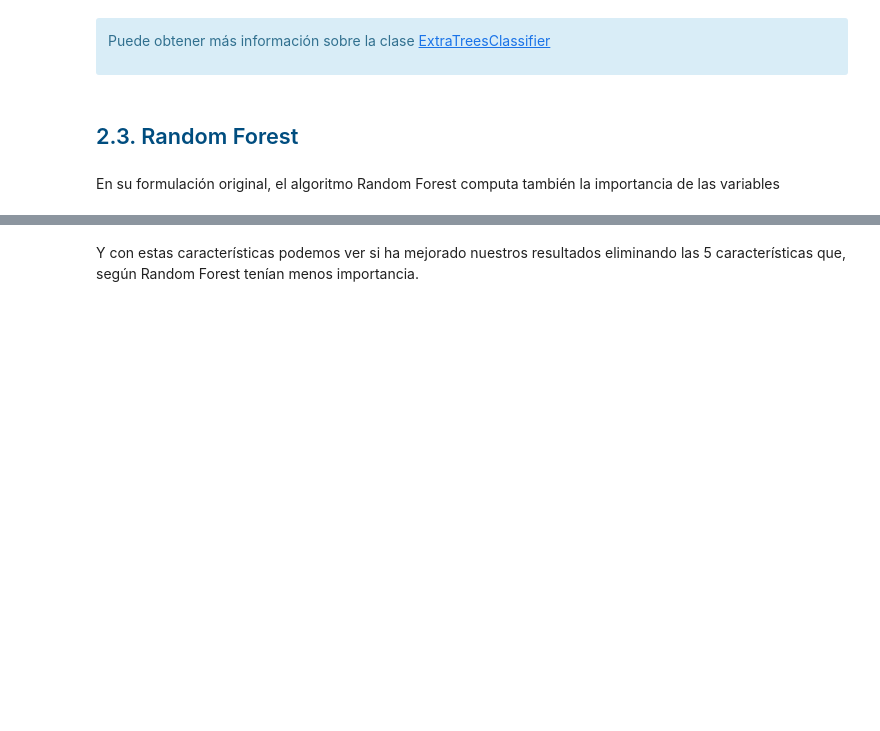
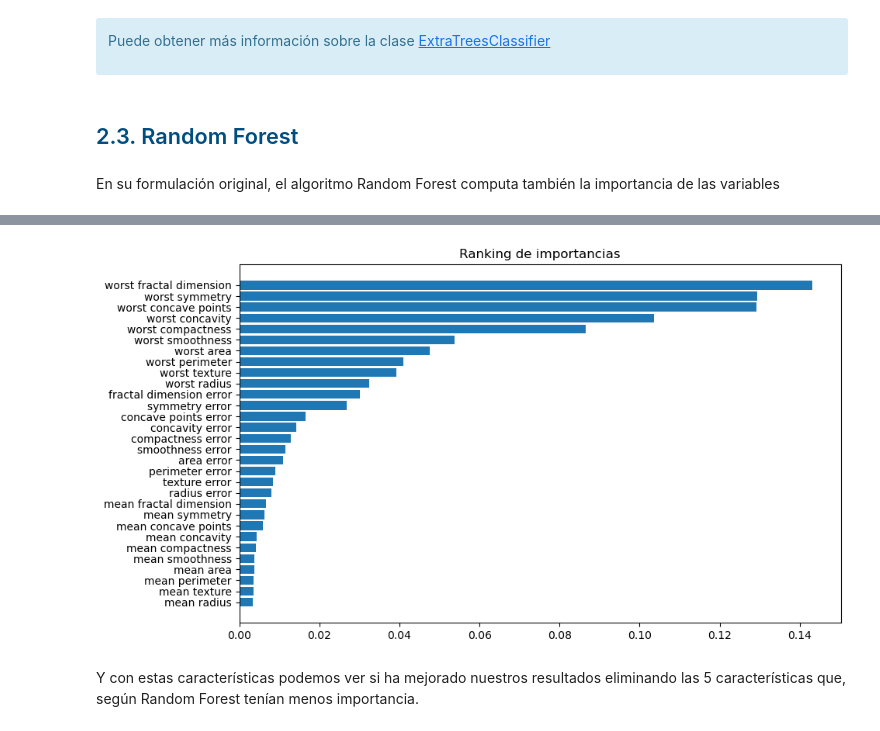
Before and after one commit to EnmanuelMartinsAbilheira/machine-learning-with-python-advanced-machine-learning, a Jupyter notebook: Cap 4. tratamiento de datos/Jupyter_Notebooks/4.3. Feature Importance.ipynb, the cells around one changed output, grey strips where cells are left out. Cells and saved outputs as stored; diff of their text form; code cells hidden in the pictures; blank space fills up the shorter version.

Commit message:
Update 4.3. Feature Importance.ipynb
2.3. Random Forest

```diff
--- a/Cap 4. tratamiento de datos/Jupyter_Notebooks/4.3. Feature Importance.ipynb
+++ b/Cap 4. tratamiento de datos/Jupyter_Notebooks/4.3. Feature Importance.ipynb
@@ -325,0 +288,16 @@ Error (con todas las variables): 0.03036140350877193
+# %%
+# Libraríes
+from sklearn.ensemble import RandomForestClassifier
+from sklearn.metrics import accuracy_score
+
+# Genera la partición
+X_train, X_test, Y_train, Y_test = train_test_split(X_wisconsin, y_wisconsin, test_size=0.2, random_state=7)
+
+# Entrenamos al algoritmo
+forest = RandomForestClassifier(n_estimators=100)
+forest.fit(X_train, Y_train)
+
+# Extrae las importancias
+importances = forest.feature_importances_
+Y_pred = forest.predict(X_test)
+print(f"Error (con todas las variables): {accuracy_score(Y_test, Y_pred)}")
@@ -326,4 +309,5 @@ Error (con todas las variables): 0.03036140350877193
 # %%
 # Extrae los índices ordenados de menor a mayor
-???
+ranking = np.argsort(forest.feature_importances_)
+print(wisconsin.feature_names[ranking])
 # %% [output]
@@ -342,2 +322,11 @@ Error (con todas las variables): 0.03036140350877193
+# %%
+#dibujarlo el rnakkin de importancia de arriba
+plt.figure(figsize=(10,6))
+plt.title("Ranking de importancias")
+plt.barh(range(X_wisconsin.shape[1]), importances[ranking])
+plt.yticks(range(X_wisconsin.shape[1]), wisconsin.feature_names)
+plt.show()
+# %% [output]
+[figure, added]
 # %% [markdown]
 Y con estas características podemos ver si ha mejorado nuestros resultados eliminando las 5 características que, según Random Forest tenían menos importancia.
```
Also changed, not shown: parts of 11 cells of this notebook.
